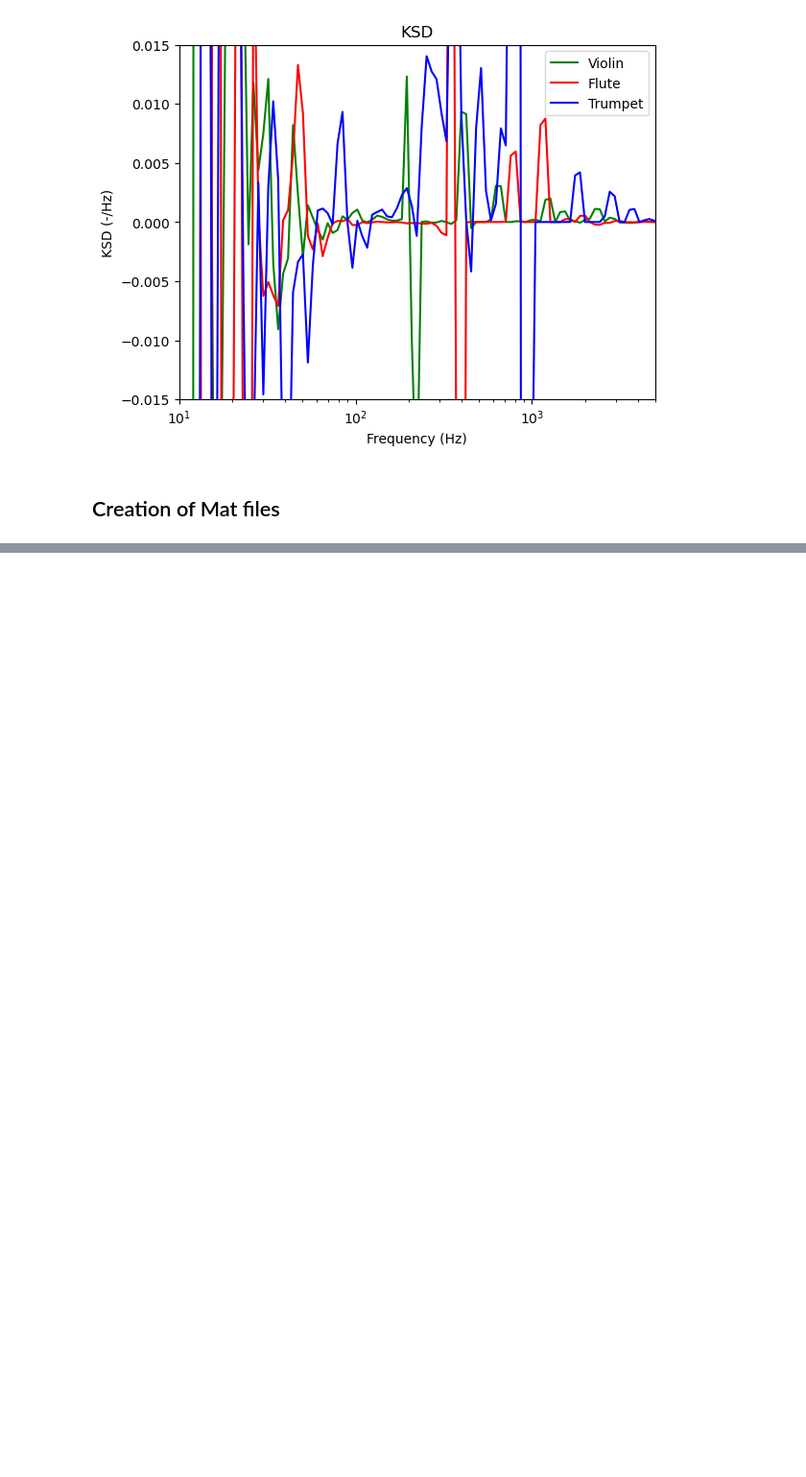
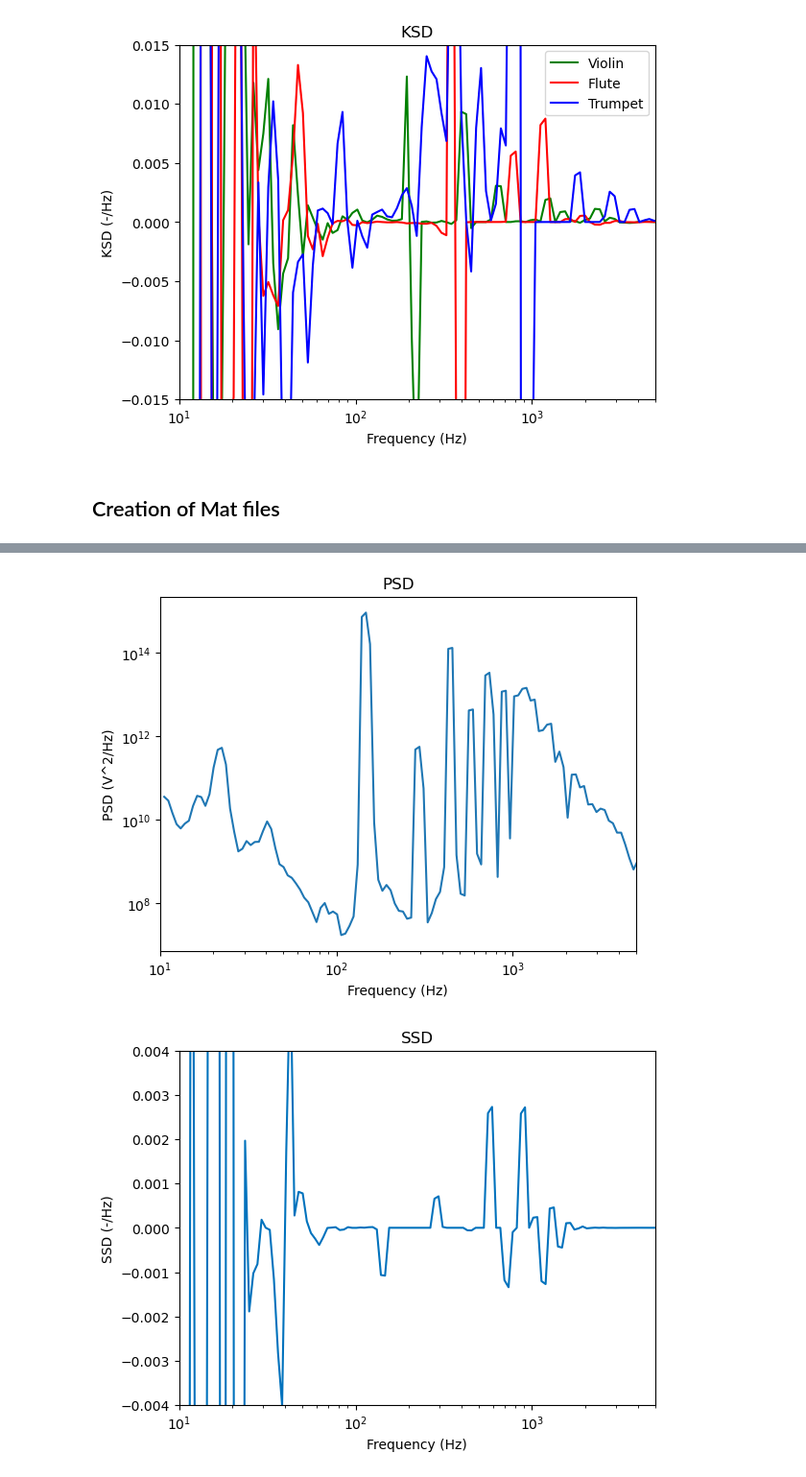
Before and after one commit to karthikkurella/Spectral-Densities-for-Dimensionality-Reduction, a Jupyter notebook: src/Audio-SSD_KSD.ipynb, the cells around one changed output, grey strips where cells are left out. Shown at 96% size. Saved outputs shown, nothing was run; the diff lists cells and outputs as text; code cells hidden in the pictures; blank space fills up the shorter version.

```diff
--- a/src/Audio-SSD_KSD.ipynb
+++ b/src/Audio-SSD_KSD.ipynb
@@ -578,0 +742,38 @@ Saved trumpet-58.mat
+# %%
+import matplotlib.pyplot as plt
+import scipy.io
+import numpy as np
+
+# Load MAT file
+data = scipy.io.loadmat("Audio-1.mat")
+GxxW = data['Gx1']
+f = data['F']
+
+
+plt.figure(3)
+plt.loglog(F, Gxx1, linewidth=1.5)
+plt.title('PSD')
+plt.xlabel('Frequency (Hz)')
+plt.ylabel('PSD (V^2/Hz)')
+plt.xlim([10, 5000])
+
+plt.figure(4)
+plt.semilogx(F, Sxx1, linewidth=1.5, color=[0, 0.4470, 0.7410])
+plt.title('SSD')
+plt.xlabel('Frequency (Hz)')
+plt.ylabel('SSD (-/Hz)')
+plt.xlim([10, 5000])
+plt.ylim([-.004, .004])
+
+plt.figure(5)
+plt.semilogx(F, Kxx1, linewidth=1.5)
+plt.title('KSD')
+plt.xlabel('Frequency (Hz)')
+plt.ylabel('KSD (-/Hz)')
+plt.xlim([10, 5000])
+plt.ylim([-.015, .015])
+
+plt.show()
+# %% [output]
+[figure, added]
+[figure, added]
```
Also changed, not shown: parts of 26 cells of this notebook.
